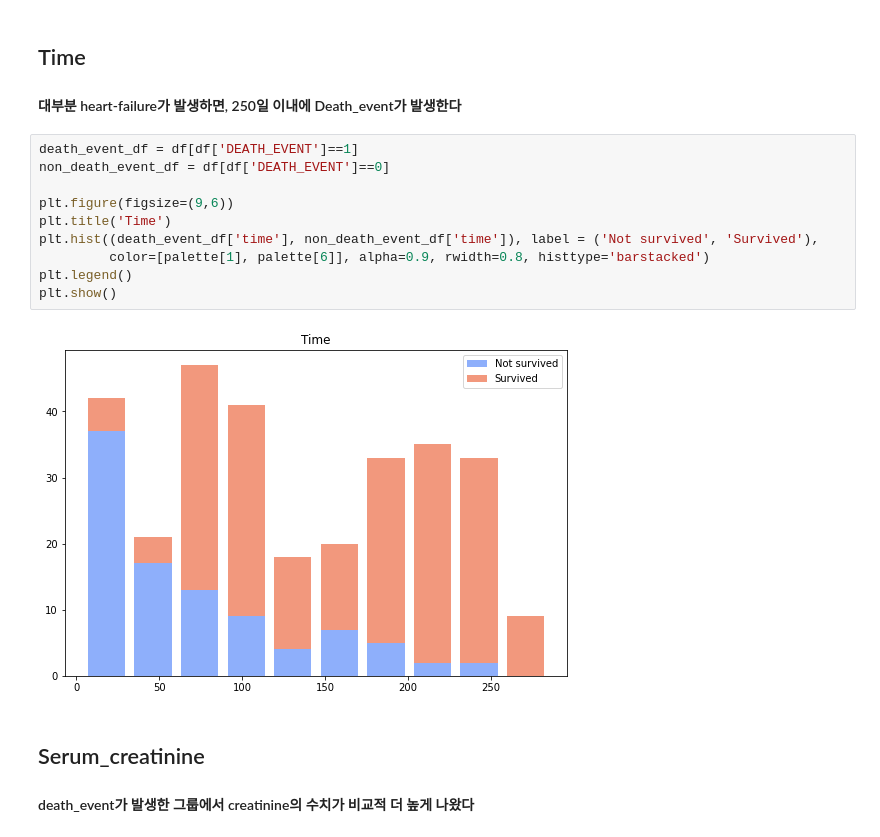
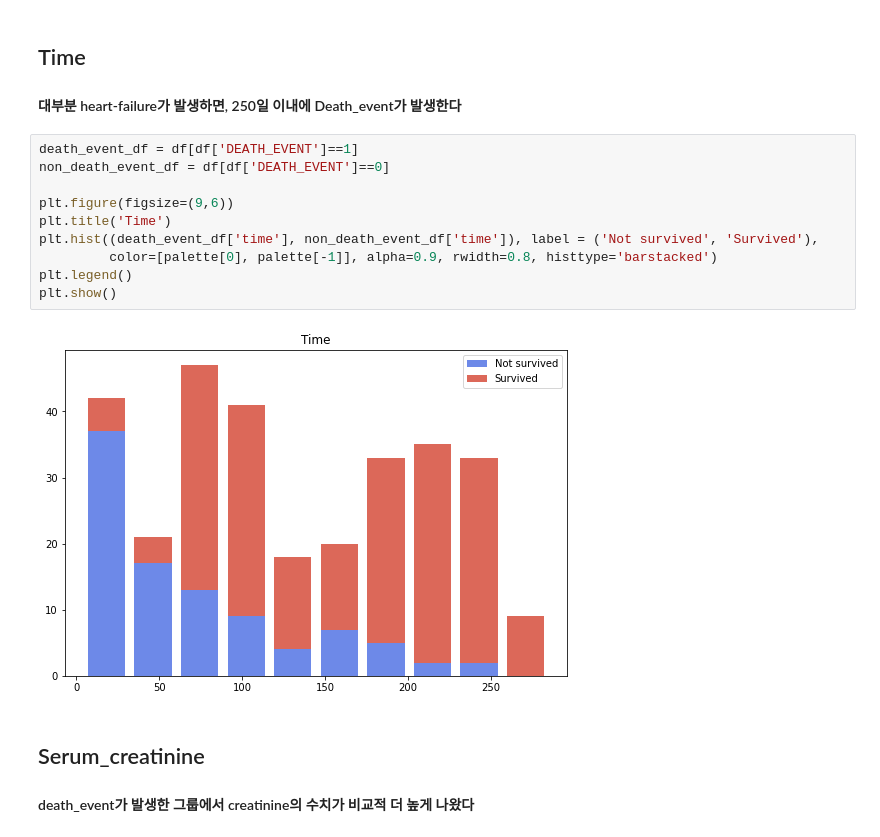
Before and after one commit to yeong35/DataAnalysisProgramming, a Jupyter notebook: final_project/DAP_project.ipynb, the cells around one changed output. Drawn from its saved outputs; the diff is of its cells as text.

```diff
--- a/final_project/DAP_project.ipynb
+++ b/final_project/DAP_project.ipynb
@@ -125,15 +143,15 @@ plt.show()
 # %%
 death_event_df = df[df['DEATH_EVENT']==1]
 non_death_event_df = df[df['DEATH_EVENT']==0]
 
 plt.figure(figsize=(9,6))
 plt.title('Time')
 plt.hist((death_event_df['time'], non_death_event_df['time']), label = ('Not survived', 'Survived'),
-         color=[palette[1], palette[6]], alpha=0.9, rwidth=0.8, histtype='barstacked')
+         color=[palette[0], palette[-1]], alpha=0.9, rwidth=0.8, histtype='barstacked')
 plt.legend()
 plt.show()
 # %% [output]
-[figure, old version]
+[figure, new version]
 # %% [markdown]
 ## Serum_creatinine
 #### death_event가 발생한 그룹에서 creatinine의 수치가 비교적 더 높게 나왔다
```
Also changed, not shown: parts of 7 cells of this notebook.
